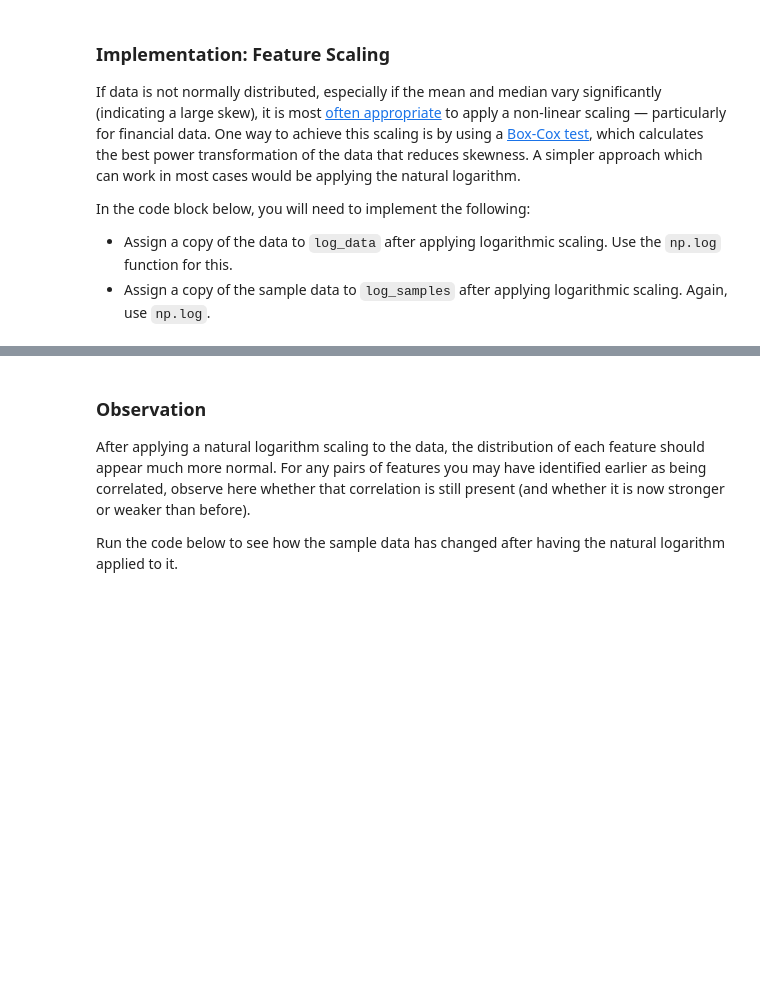
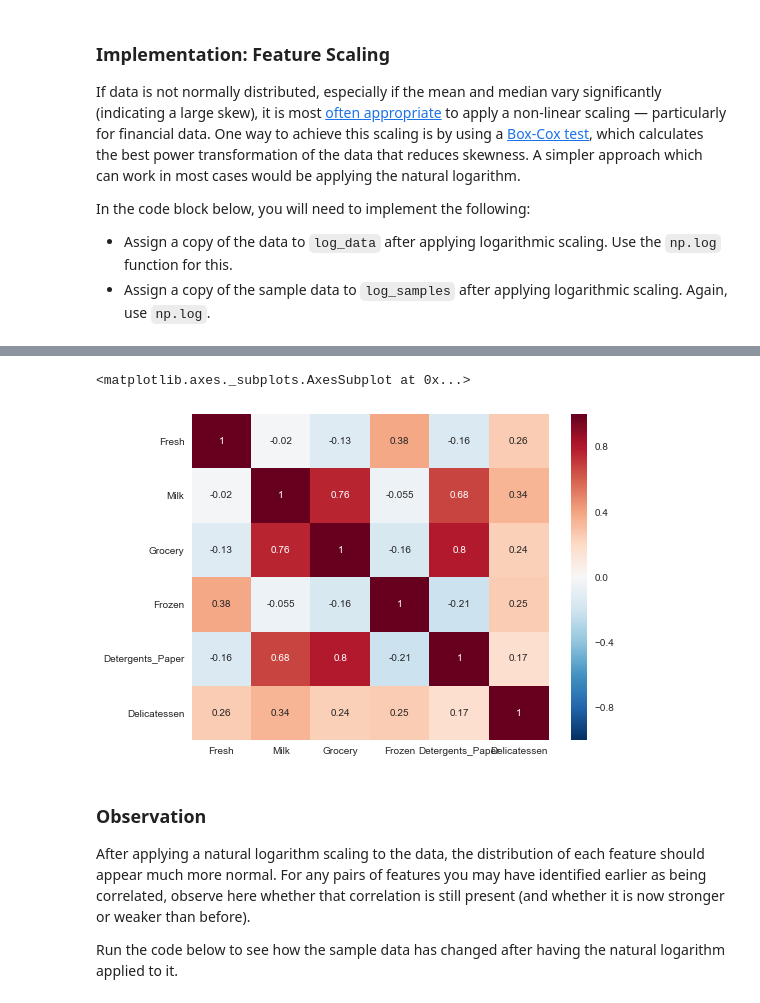
Before and after one commit to olpotkin/Customer-Segments, a Jupyter notebook: customer_segments.ipynb, the cells around one changed output, grey strips where cells are left out. Drawn from its saved outputs; the diff is of its cells as text; code cells hidden in the pictures; blank space fills up the shorter version.

```diff
--- a/customer_segments.ipynb
+++ b/customer_segments.ipynb
@@ -191,3 +193,8 @@ pd.scatter_matrix(log_data, alpha = 0.3, figsize = (14,8), diagonal = 'kde');
+# %%
+sns.heatmap(log_data.corr(), annot=True)
+# %% [output]
+<matplotlib.axes._subplots.AxesSubplot at 0x...>
+[figure, added]
 # %% [markdown]
 ### Observation
 After applying a natural logarithm scaling to the data, the distribution of each feature should appear much more normal. For any pairs of features you may have identified earlier as being correlated, observe here whether that correlation is still present (and whether it is now stronger or weaker than before).
```
Also changed, not shown: parts of 3 cells of this notebook.
